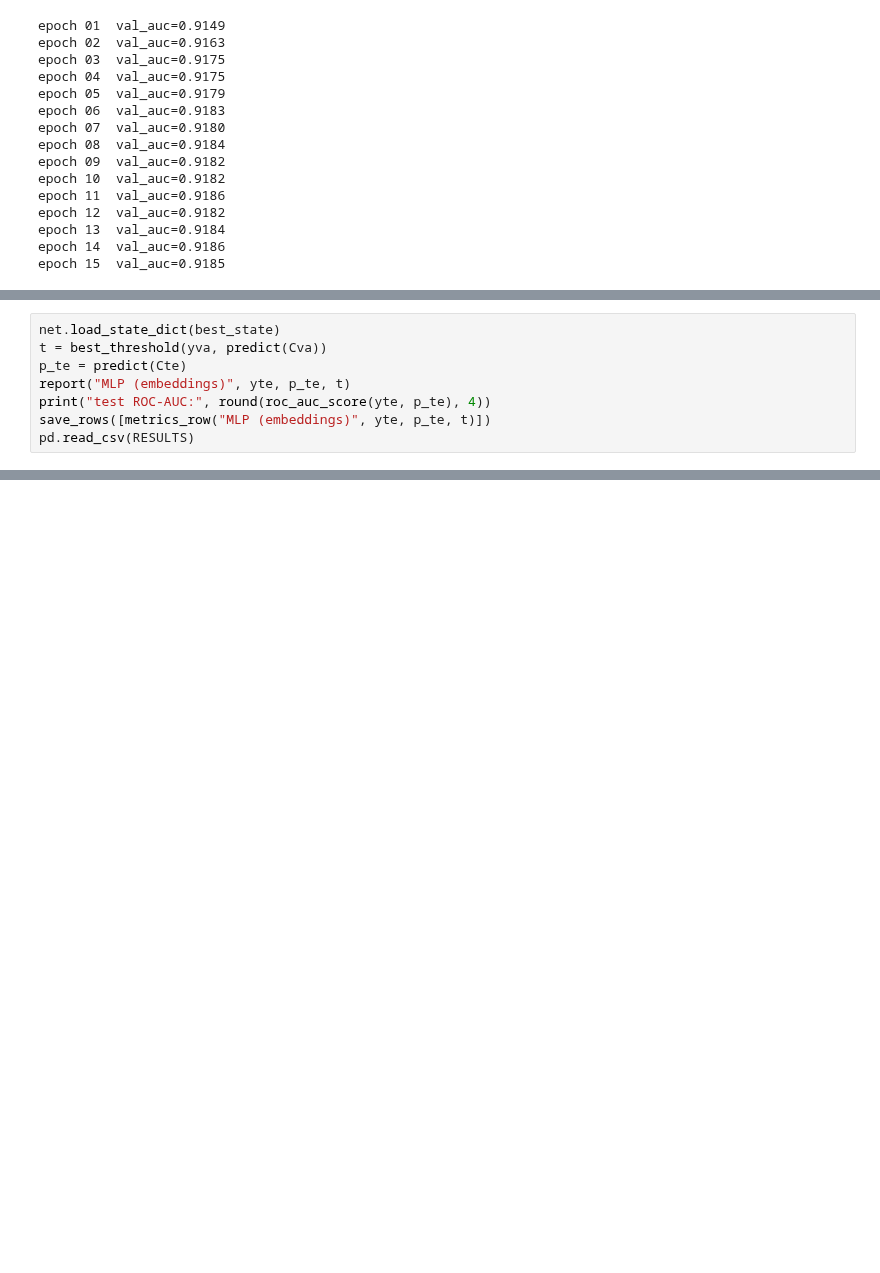
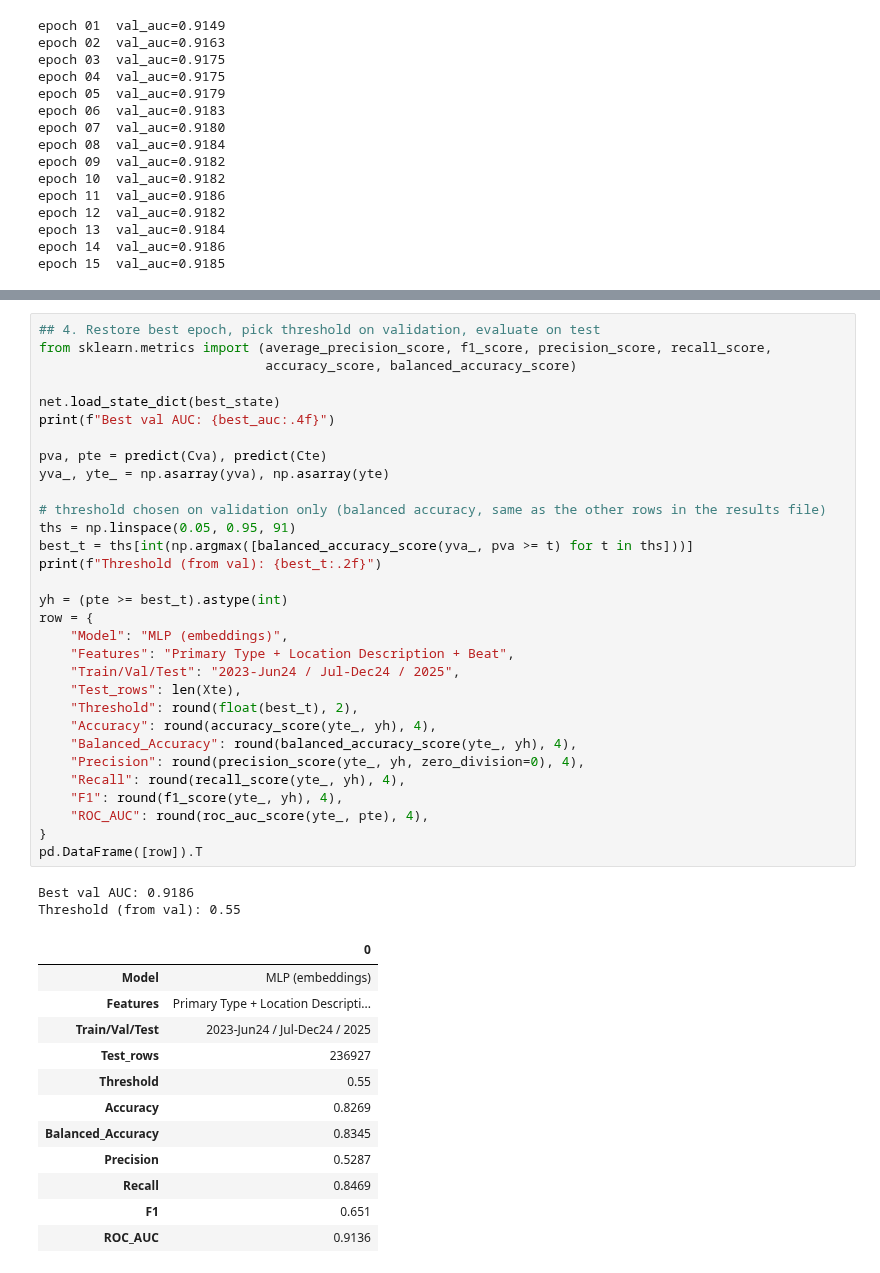
Before and after one commit to PadmasaleAravindaValli/CAPSTONE-PROJECT, a Jupyter notebook: notebooks/08_DL_MLP_Model.ipynb, the cells around one changed output, grey strips where cells are left out. Drawn from its saved outputs; the diff is of its cells as text; blank space fills up the shorter version.

```diff
--- a/notebooks/08_DL_MLP_Model.ipynb
+++ b/notebooks/08_DL_MLP_Model.ipynb
@@ -137,8 +124,0 @@ epoch 15  val_auc=0.9185
-# %%
-net.load_state_dict(best_state)
-t = best_threshold(yva, predict(Cva))
-p_te = predict(Cte)
-report("MLP (embeddings)", yte, p_te, t)
-print("test ROC-AUC:", round(roc_auc_score(yte, p_te), 4))
-save_rows([metrics_row("MLP (embeddings)", yte, p_te, t)])
-pd.read_csv(RESULTS)
@@ -155,0 +125,46 @@ test ROC-AUC: 0.9136
+# %%
+## 4. Restore best epoch, pick threshold on validation, evaluate on test
+from sklearn.metrics import (average_precision_score, f1_score, precision_score, recall_score,
+                             accuracy_score, balanced_accuracy_score)
+
+net.load_state_dict(best_state)
+print(f"Best val AUC: {best_auc:.4f}")
+
+pva, pte = predict(Cva), predict(Cte)
+yva_, yte_ = np.asarray(yva), np.asarray(yte)
+
+# threshold chosen on validation only (balanced accuracy, same as the other rows in the results file)
+ths = np.linspace(0.05, 0.95, 91)
+best_t = ths[int(np.argmax([balanced_accuracy_score(yva_, pva >= t) for t in ths]))]
+print(f"Threshold (from val): {best_t:.2f}")
+
+yh = (pte >= best_t).astype(int)
+row = {
+    "Model": "MLP (embeddings)",
+    "Features": "Primary Type + Location Description + Beat",
+    "Train/Val/Test": "2023-Jun24 / Jul-Dec24 / 2025",
+    "Test_rows": len(Xte),
+    "Threshold": round(float(best_t), 2),
+    "Accuracy": round(accuracy_score(yte_, yh), 4),
+    "Balanced_Accuracy": round(balanced_accuracy_score(yte_, yh), 4),
+    "Precision": round(precision_score(yte_, yh, zero_division=0), 4),
+    "Recall": round(recall_score(yte_, yh), 4),
+    "F1": round(f1_score(yte_, yh), 4),
+    "ROC_AUC": round(roc_auc_score(yte_, pte), 4),
+}
+pd.DataFrame([row]).T
+# %% [output]
+Best val AUC: 0.9186
+Threshold (from val): 0.55
+|  | 0 |
+| Model | MLP (embeddings) |
+| Features | Primary Type + Location Descripti... |
+| Train/Val/Test | 2023-Jun24 / Jul-Dec24 / 2025 |
+| Test_rows | 236927 |
+| Threshold | 0.55 |
+| Accuracy | 0.8269 |
+| Balanced_Accuracy | 0.8345 |
+| Precision | 0.5287 |
+| Recall | 0.8469 |
+| F1 | 0.651 |
+| ROC_AUC | 0.9136 |
```
Also changed, not shown: parts of 5 cells of this notebook, 4 other files.
